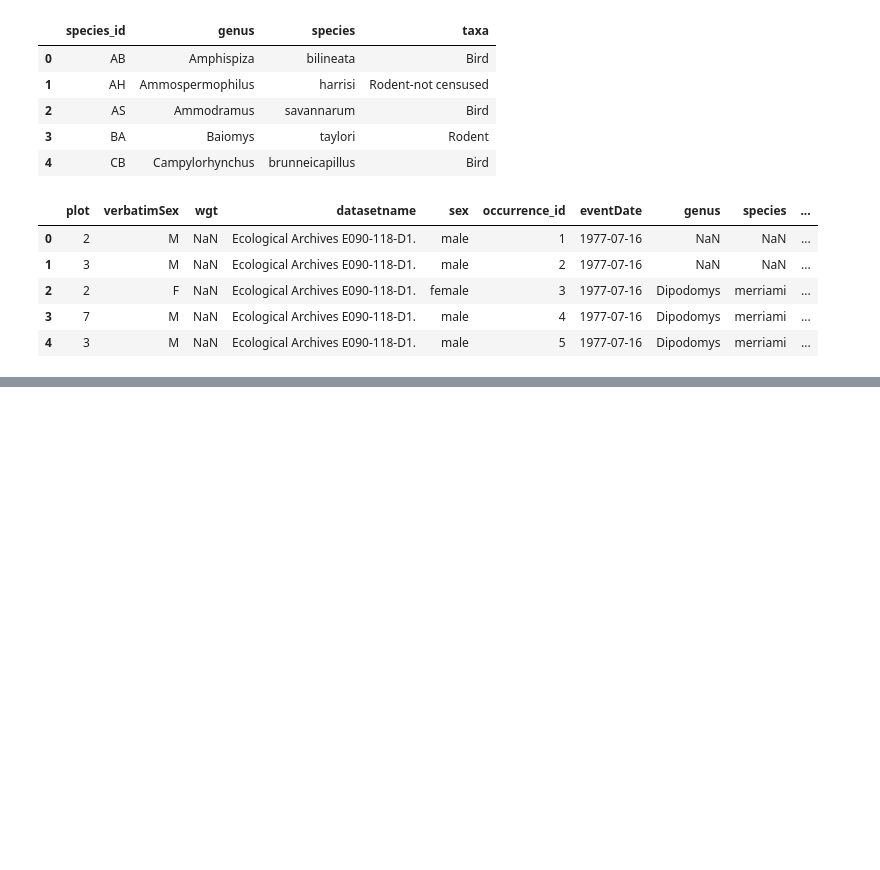
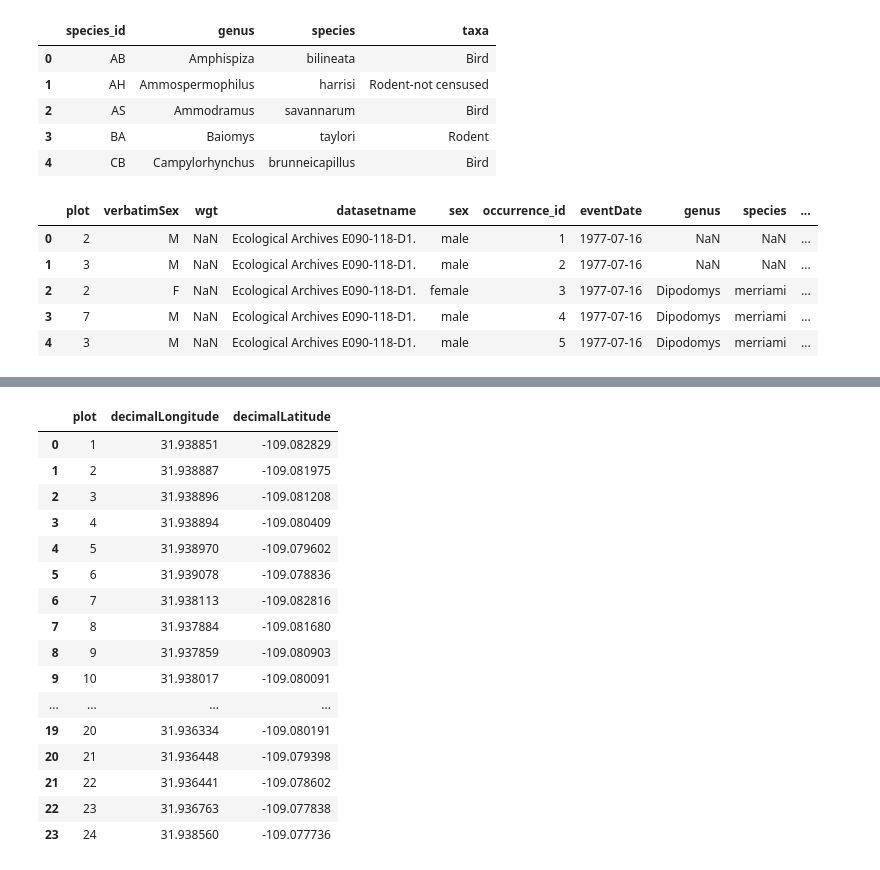
Before and after one commit to afedyanin/msu-data-analysis, a Jupyter notebook: notebooks/msu/ad-task-003.ipynb, the cells around one changed output, grey strips where cells are left out. Drawn from its saved outputs; the diff is of its cells as text; code cells hidden in the pictures; blank space fills up the shorter version.

```diff
--- a/notebooks/msu/ad-task-003.ipynb
+++ b/notebooks/msu/ad-task-003.ipynb
@@ -311,0 +359,26 @@ plot_data.head()
+# %%
+'''
+УПРАЖНЕНИЕ 17
+Извлеките только столбцы для присоединения к нашему набору данных опроса:
+идентификаторы участков, decimalLatitude и decimalLongitude в новую переменную с именем plot_data_selection.
+'''
+plot_data_selection = plot_data.loc[:, ["plot", "decimalLongitude", "decimalLatitude"]]
+plot_data_selection
+# %% [output]
+|  | plot | decimalLongitude | decimalLatitude |
+| 0 | 1 | 31.938851 | -109.082829 |
+| 1 | 2 | 31.938887 | -109.081975 |
+| 2 | 3 | 31.938896 | -109.081208 |
+| 3 | 4 | 31.938894 | -109.080409 |
+| 4 | 5 | 31.938970 | -109.079602 |
+| 5 | 6 | 31.939078 | -109.078836 |
+| 6 | 7 | 31.938113 | -109.082816 |
+| 7 | 8 | 31.937884 | -109.081680 |
+| 8 | 9 | 31.937859 | -109.080903 |
+| 9 | 10 | 31.938017 | -109.080091 |
+| ... | ... | ... | ... |
+| 19 | 20 | 31.936334 | -109.080191 |
+| 20 | 21 | 31.936448 | -109.079398 |
+| 21 | 22 | 31.936441 | -109.078602 |
+| 22 | 23 | 31.936763 | -109.077838 |
+| 23 | 24 | 31.938560 | -109.077736 |
```
Also changed, not shown: parts of 6 cells of this notebook, 1 other file.
